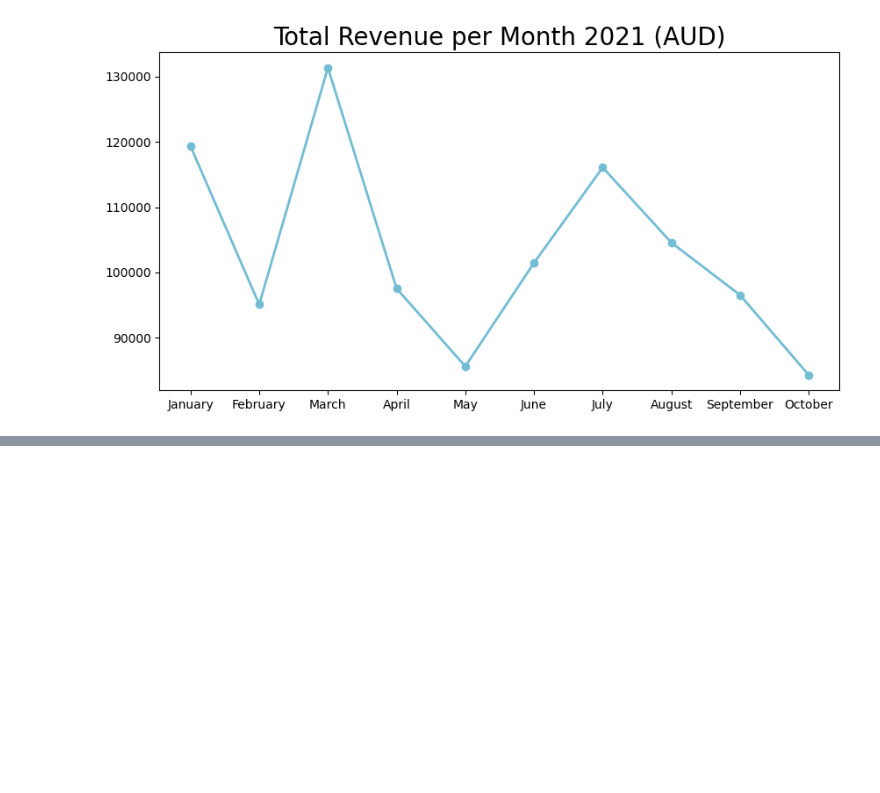
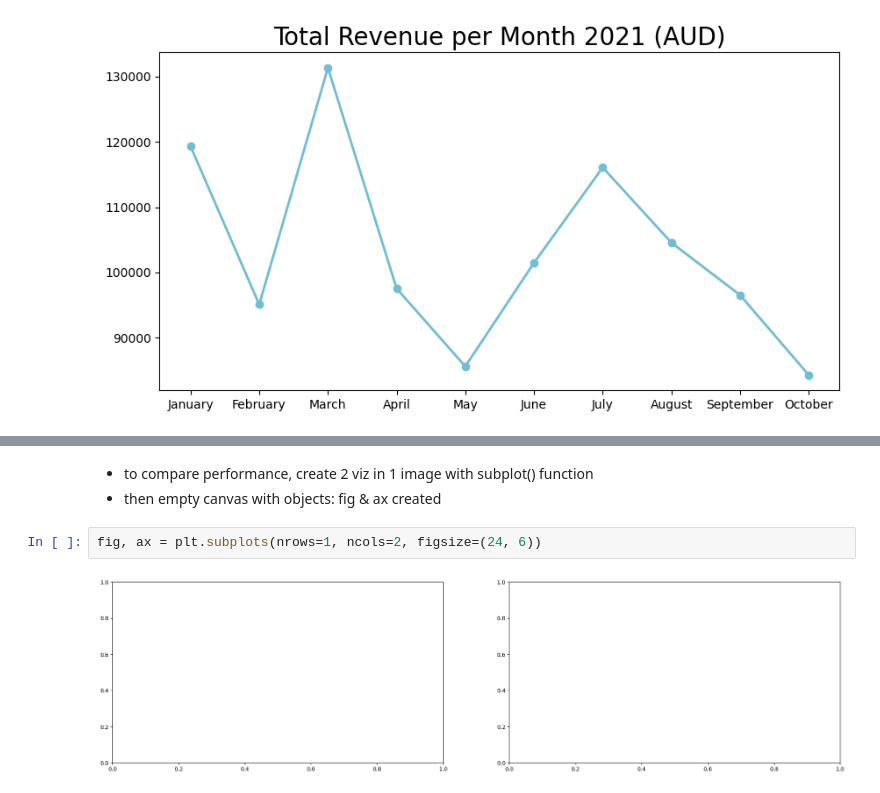
Before and after one commit to mdchrysan/shopping-analysis, a Jupyter notebook: shoppingcart_practice.ipynb, the cells around one changed output, grey strips where cells are left out. Saved outputs shown, nothing was run; the diff lists cells and outputs as text; blank space fills up the shorter version.

```diff
--- a/shoppingcart_practice.ipynb
+++ b/shoppingcart_practice.ipynb
@@ -893,0 +913,7 @@ plt.show()
+# %% [markdown]
+* to compare performance, create 2 viz in 1 image with subplot() function
+* then empty canvas with objects: fig & ax created
+# %%
+fig, ax = plt.subplots(nrows=1, ncols=2, figsize=(24, 6))
+# %% [output]
+[figure, added]
```
Also changed, not shown: parts of 8 cells of this notebook.
